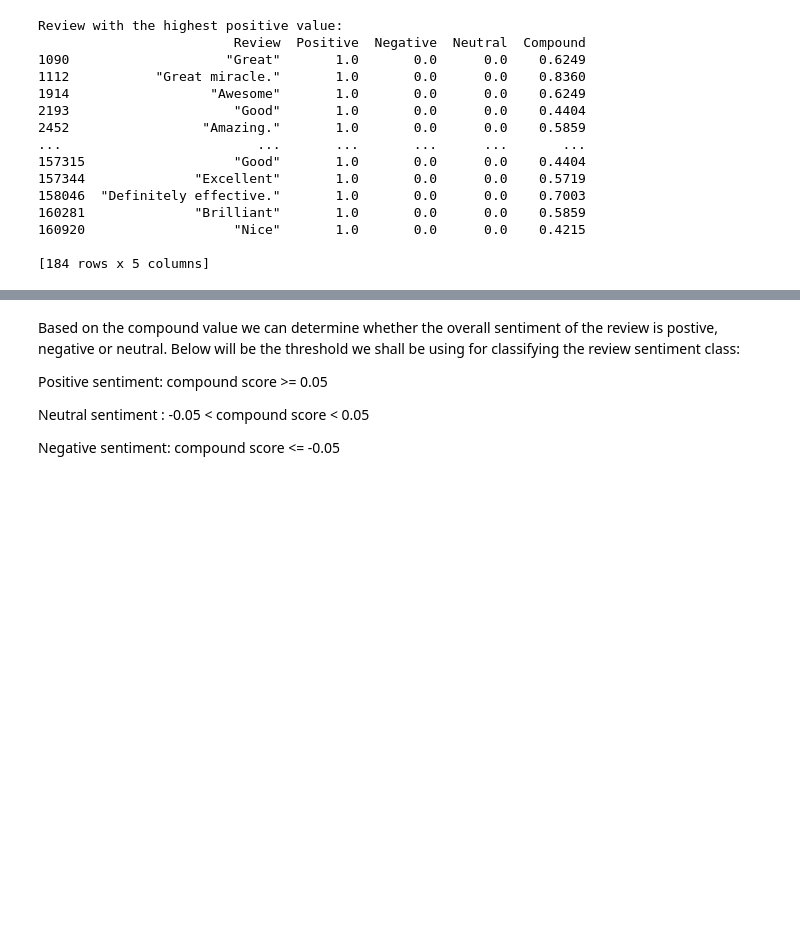
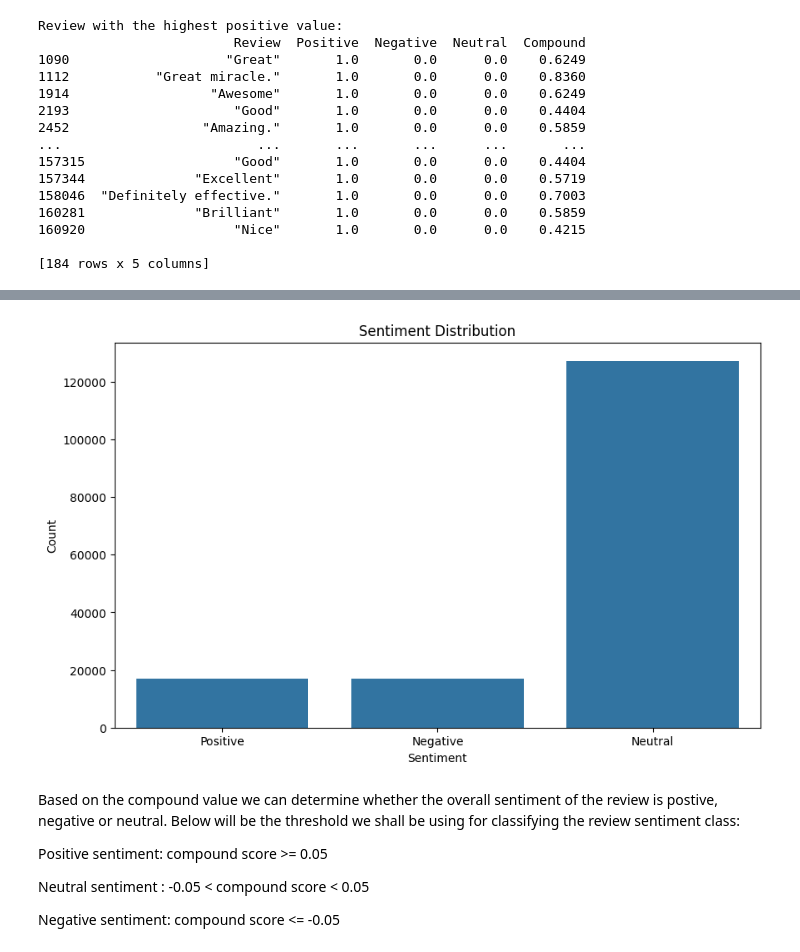
Before and after one commit to Ayeshaaa777/Drug_recommender, a Jupyter notebook: drug_recommendation.ipynb, the cells around one changed output, grey strips where cells are left out. Drawn from its saved outputs; the diff is of its cells as text; code cells hidden in the pictures; blank space fills up the shorter version.

```diff
--- a/drug_recommendation.ipynb
+++ b/drug_recommendation.ipynb
@@ -152,3 +203,28 @@ df.head()
+# %%
+import pandas as pd
+import matplotlib.pyplot as plt
+import seaborn as sns
+
+# Assuming you have loaded the data into a DataFrame called df
+
+# Create a bar plot
+plt.figure(figsize=(10, 6))
+
+# Count the occurrences of each sentiment
+sentiment_counts = df[['Positive', 'Negative', 'Neutral']].sum()
+
+# Plot the counts
+sns.barplot(x=sentiment_counts.index, y=sentiment_counts.values)
+
+# Add labels and title
+plt.xlabel('Sentiment')
+plt.ylabel('Count')
+plt.title('Sentiment Distribution')
+
+# Show plot
+plt.show()
+# %% [output]
+[figure, added]
 # %% [markdown]
 Based on the compound value we can determine whether the overall sentiment of the review is postive, negative or neutral. Below will be the threshold we shall be using for classifying the review sentiment class:
 
```
Also changed, not shown: parts of 7 cells of this notebook.
